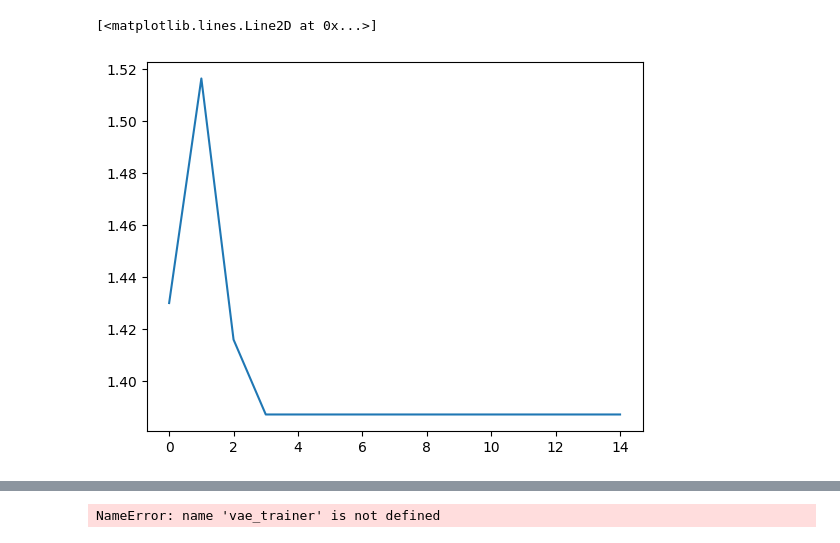
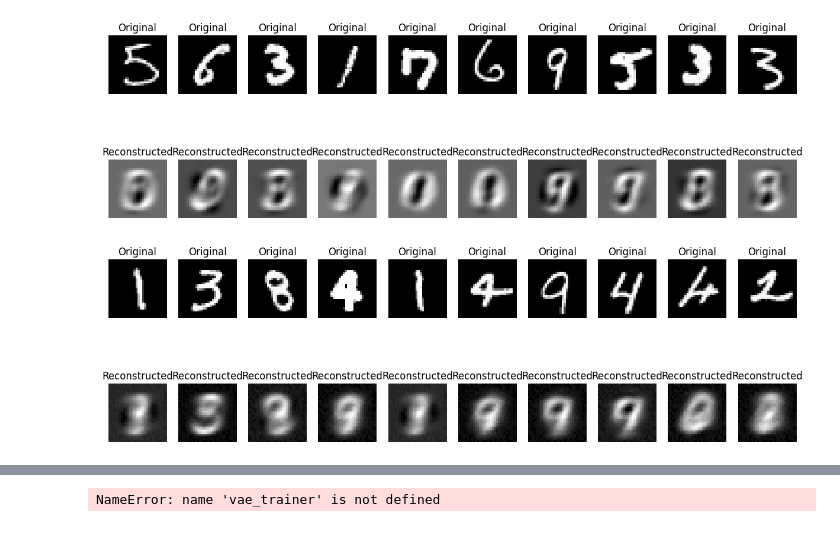
Before and after one commit to sanchous1000/Neura, a Jupyter notebook: lab4/trainer.ipynb, the cells around one changed output, grey strips where cells are left out. Saved outputs shown, nothing was run; the diff lists cells and outputs as text; code cells hidden in the pictures.

```diff
--- a/lab4/trainer.ipynb
+++ b/lab4/trainer.ipynb
@@ -38,7 +195,8 @@ plt.plot(trainer.vae_loss_history)
-# %%
-from matplotlib import pyplot as plt
-
-plt.plot(trainer.gan_loss_history)
-# %% [output]
-[<matplotlib.lines.Line2D at 0x...>]
-[figure, removed]
+# %%
+visualize_reconstruction(trainer, x_test)
+# %% [output]
+[figure, added]
+# %%
+visualize_reconstruction(trainer, x_test)
+# %% [output]
+[figure, added]
```
Also changed, not shown: parts of 12 cells of this notebook, 11 other files.
